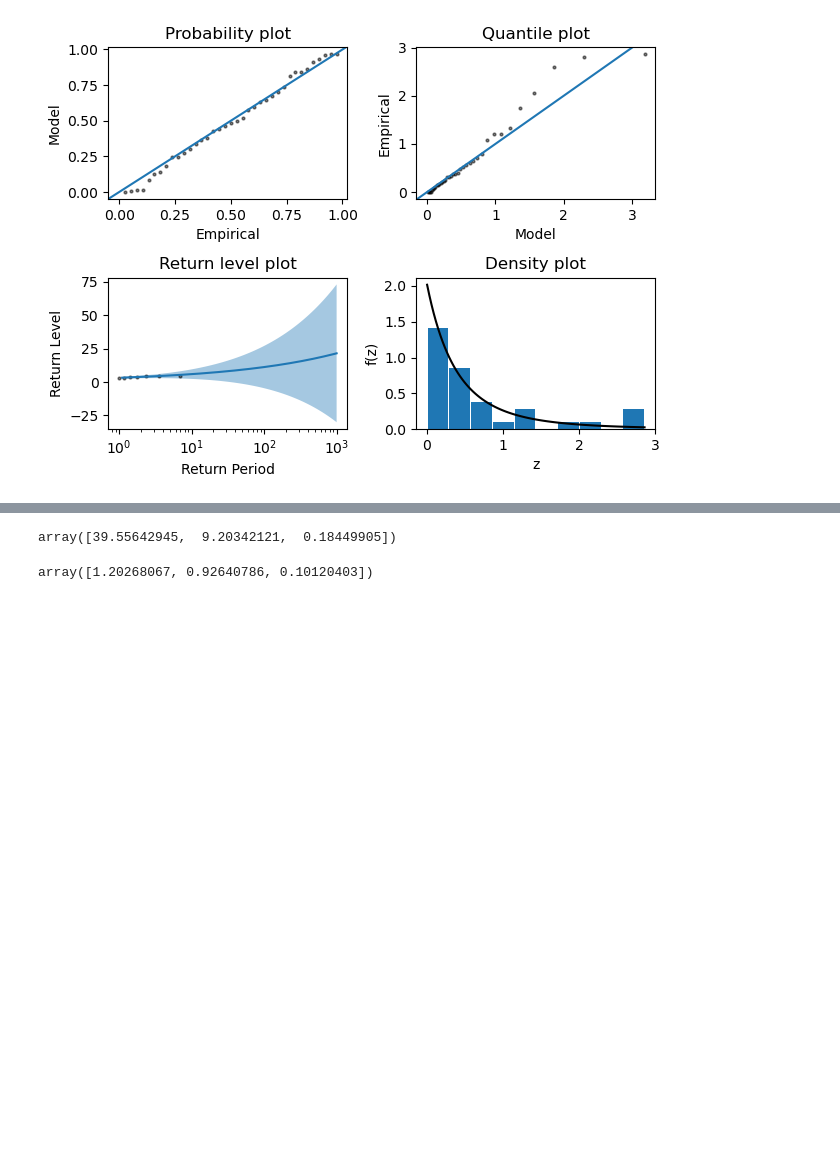
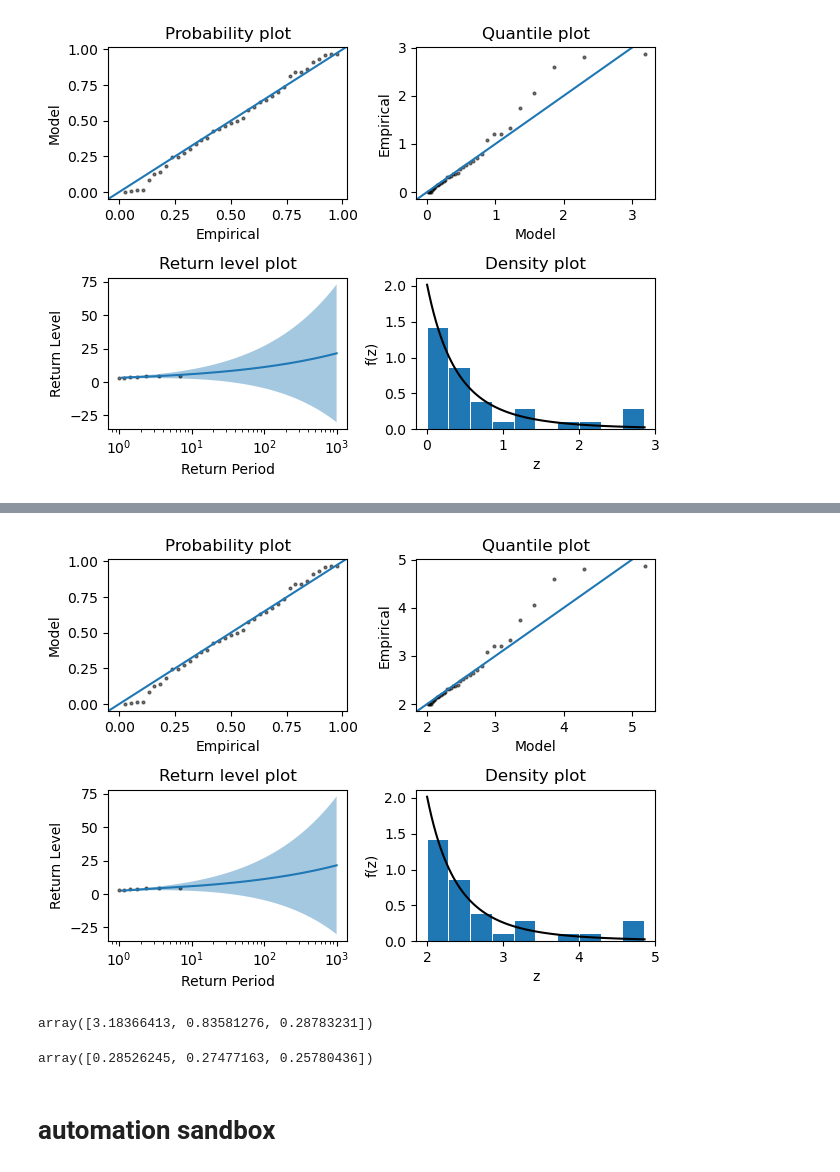
Before and after one commit to jlehtomaa/caseva, a Jupyter notebook: notebooks/tutorial.ipynb, the cells around one changed output, grey strips where cells are left out. Cells and saved outputs as stored; diff of their text form; code cells hidden in the pictures; blank space fills up the shorter version.

Commit message:
fix point process diagnostics

```diff
--- a/notebooks/tutorial.ipynb
+++ b/notebooks/tutorial.ipynb
@@ -118,8 +124,30 @@ model.model_evaluation_plot()
+# %%
+# Load / transform data
+data = pd.read_csv(PATH_DATA / "dowjones.csv", parse_dates=["Date"])
+years = {date.year for date in data["Date"]}
+num_years = max(years) - min(years) + 1
+threshold = 2
+
+# Log transformation makes the data approximately stationary.
+transdormed_data = 100. * np.diff(np.log(data["Index"]))
+
+# Fit model
+model = PointProcesModel(
+    data=transdormed_data, threshold=threshold, num_years=num_years
+)
+model.fit()
+
+# Evaluate
+model.model_evaluation_plot()
+# %% [output]
+[figure, added]
 # %%
 model.theta
 # %% [output]
-array([39.55642945,  9.20342121,  0.18449905])
+array([3.18366413, 0.83581276, 0.28783231])
 # %%
 np.sqrt(np.diag(model.covar))
 # %% [output]
-array([1.20268067, 0.92640786, 0.10120403])
+array([0.28526245, 0.27477163, 0.25780436])
+# %% [markdown]
+# automation sandbox
```
Also changed, not shown: parts of 8 cells of this notebook, 5 other files.
